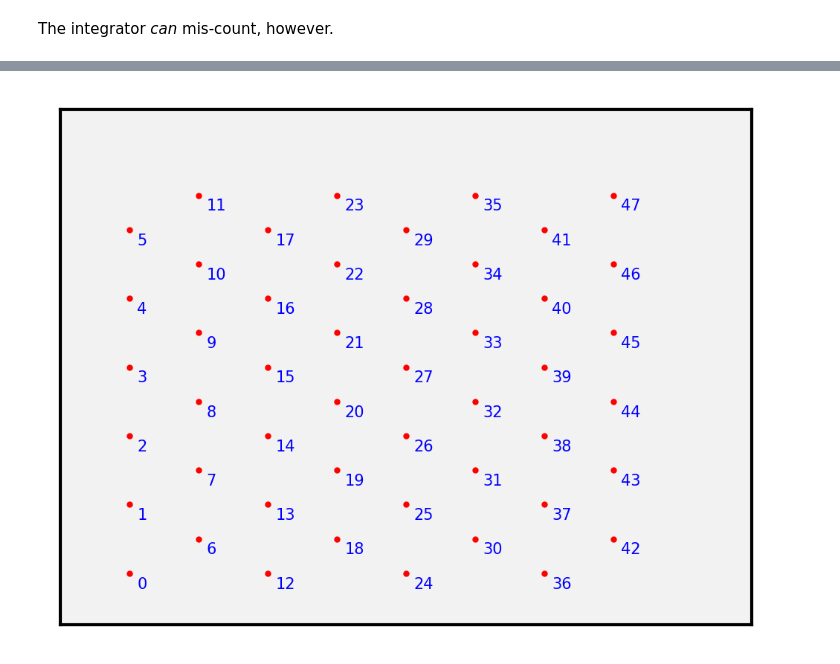
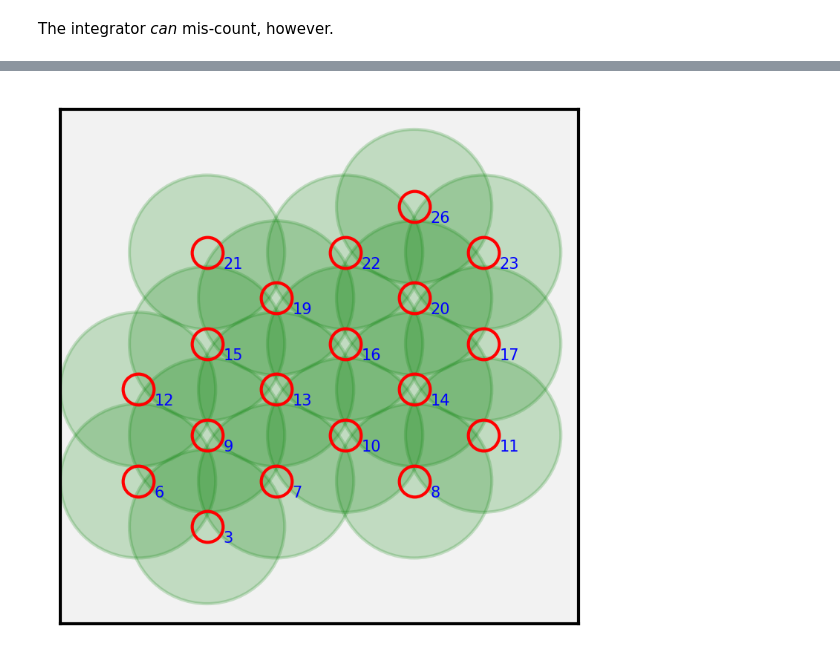
Before and after one commit to simoninireland/sensor-playground, a Jupyter notebook: euler.ipynb, the cells around one changed output, grey strips where cells are left out. Drawn from its saved outputs; the diff is of its cells as text; code cells hidden in the pictures.

Commit message:
Improved presentation of diagrams

```diff
--- a/euler.ipynb
+++ b/euler.ipynb
@@ -154,0 +164,9 @@ The integrator *can* mis-count, however.
+# %%
+def offset(pos, s, off):
+    '''Return a point offset from a sensor's position.
+
+    :param pos: the embedding
+    :param s: the simplex
+    :param off: the offset
+    :returns: the position'''
+    return list(map(lambda po: po[0] + po[1], zip(pos[s], off)))
@@ -155,3 +175,10 @@ The integrator *can* mis-count, however.
 # %%
-lattice = TriangularLattice(8, 6)
+lattice = TriangularLattice(9, 3)
 pos = TriangularLatticeEmbedding(lattice, h=0.8, w=0.8)
+
+# pre-compute positions
+_ = pos.positionsOf()
+
+# offset all simplices within the field
+for i in lattice.simplicesOfOrder(0):
+    pos.positionSimplex(i, offset(pos, i, (0.15, 0.1)))
@@ -158,7 +193,5 @@ pos = TriangularLatticeEmbedding(lattice, h=0.8, w=0.8)
 # %%
 latticeSensors = []
 for i in lattice.simplicesOfOrder(0):
-    # position is in (x, y), while lattice is in (row, column)
-    print(i, pos[i][1], pos[i][0])
-    s = SimpleSensor((pos[i][1] + 0.1, pos[i][0] + 0.1), 0.1, id=i)
+    s = SimpleSensor((pos[i][0], pos[i][1]), 0.15, id=i)
     latticeSensors.append(s)
@@ -186,6 +198,7 @@ t2 = list(map(lambda p: p[0] + p[1], zipboth(pos[lattice._indexOfVertex(5, 4)],
 # %%
-fig = plt.figure(figsize=(4, 3))
-drawField(latticeSensors, ts=[t1], showSensorLabels=True, showFields=False)
+fig = plt.figure(figsize=(3, 3))
+drawField(latticeSensors, showSensorLabels=True, showSensorFields=True,
+         sensorSize=20, sensorFilled=False)
 plt.show()
 # %% [output]
-[figure, old version]
+[figure, new version]
```
Also changed, not shown: parts of 31 cells of this notebook.
